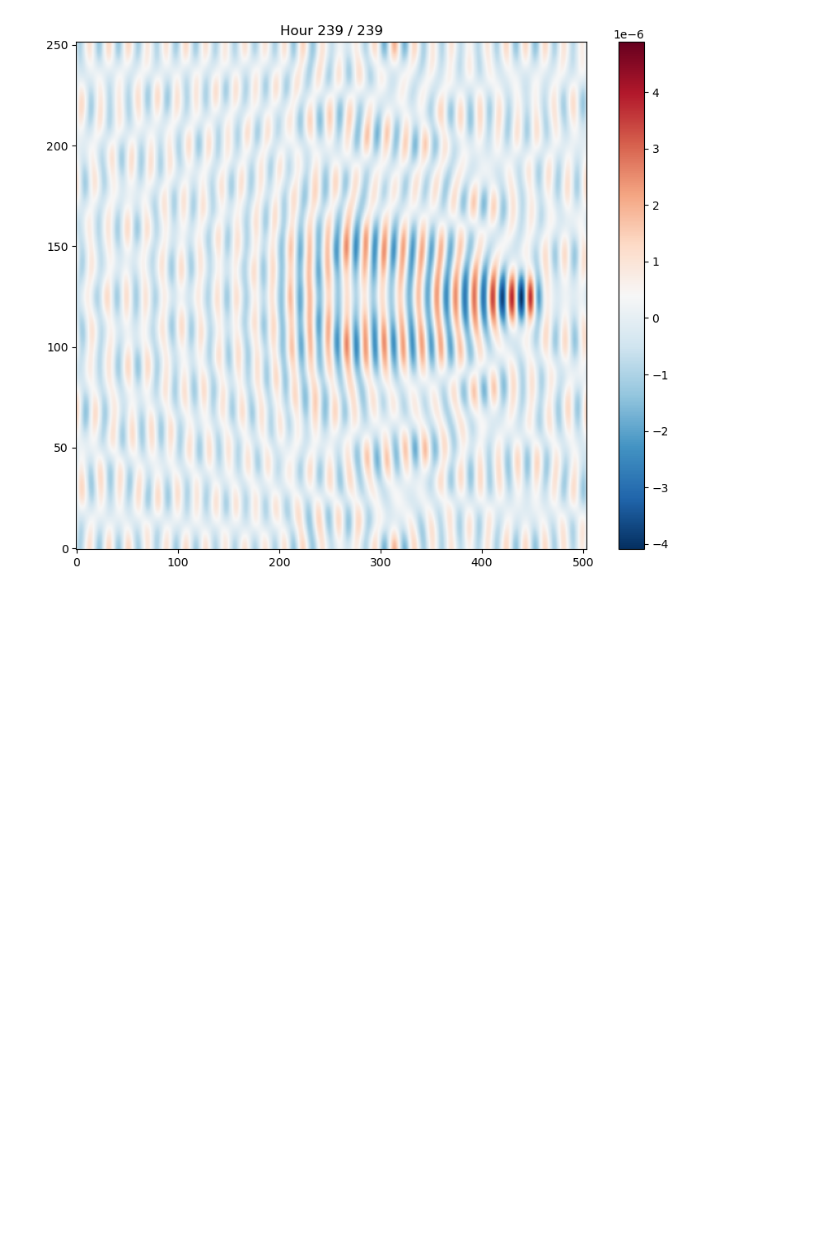
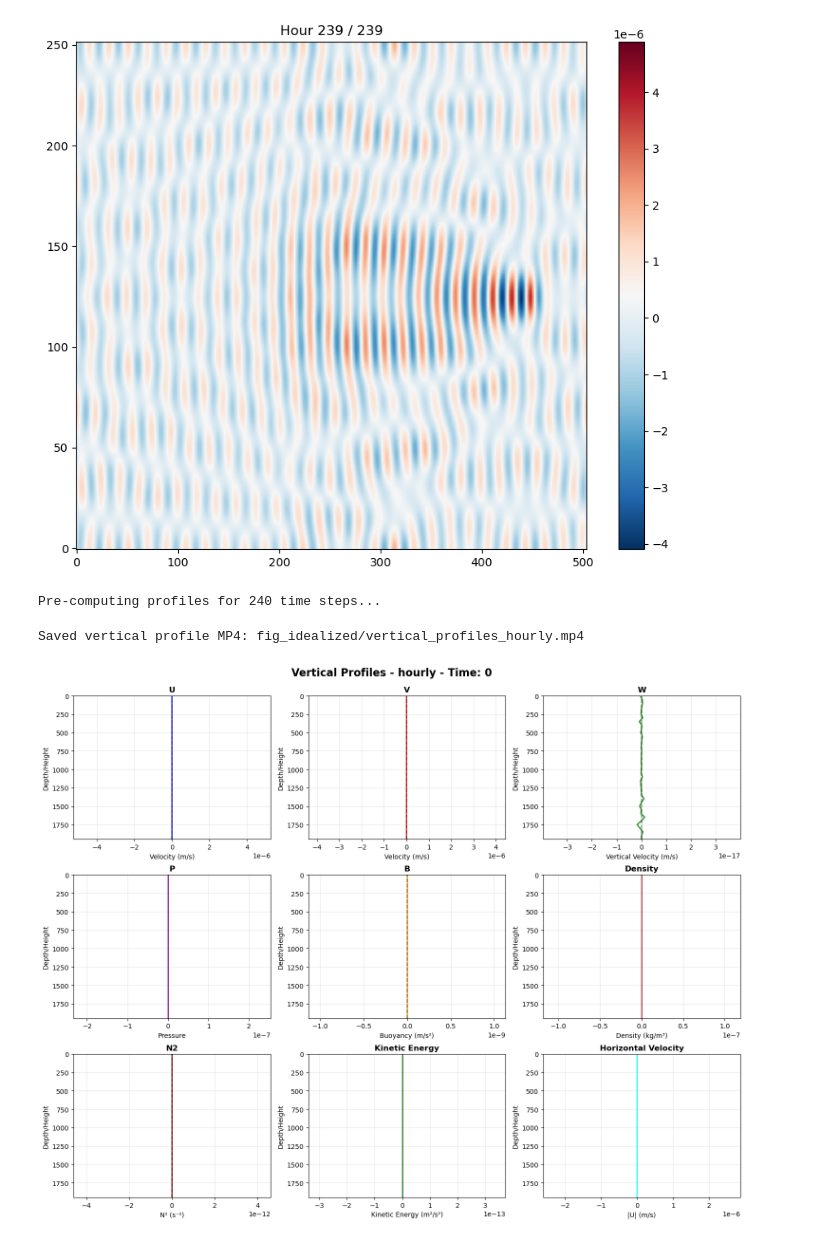
Before and after one commit to BelalAbdelhadi/ps3D, a Jupyter notebook: tide1/analysis/analyse.ipynb, the cells around one changed output. Cells and saved outputs as stored; diff of their text form; code cells hidden in the pictures; blank space fills up the shorter version.

```diff
--- a/tide1/analysis/analyse.ipynb
+++ b/tide1/analysis/analyse.ipynb
@@ -356,0 +727,6 @@ Animation saved!
+# %%
+ani, fig = create_vertical_profile_animation(ds_hourly, 'hourly')
+# %% [output]
+Pre-computing profiles for 240 time steps...
+Saved vertical profile MP4: fig_idealized/vertical_profiles_hourly.mp4
+[figure, added]
```
Also changed, not shown: parts of 13 cells of this notebook, 39 other files.
